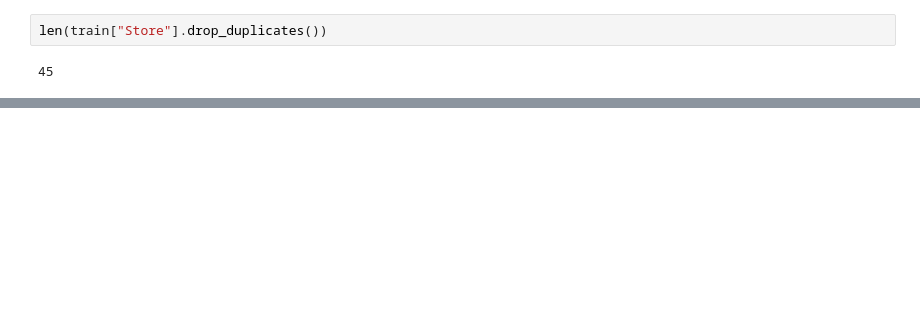
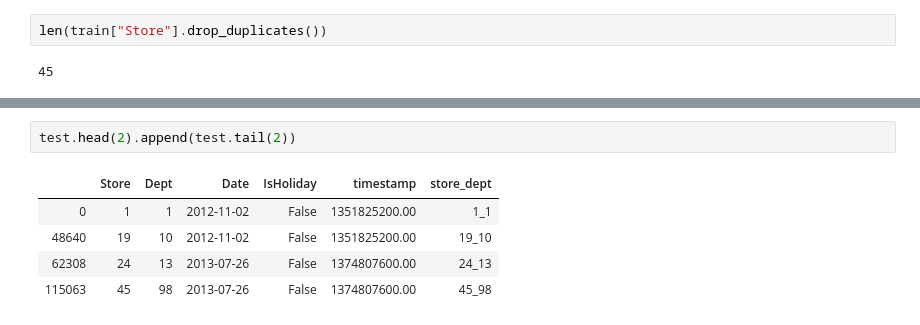
Before and after one commit to talestsp/walmart-recruiting-store-sales-forecasting, a Jupyter notebook: notebooks/exploration/EDA - Weekly Sales.ipynb, the cells around one changed output, grey strips where cells are left out. Cells and saved outputs as stored; diff of their text form; blank space fills up the shorter version.

```diff
--- a/notebooks/exploration/EDA - Weekly Sales.ipynb
+++ b/notebooks/exploration/EDA - Weekly Sales.ipynb
@@ -255,2 +242,10 @@ len(train["StoreDept"].drop_duplicates())
 # %% [output]
 3331
+# %%
+test.head(2).append(test.tail(2))
+# %% [output]
+|  | Store | Dept | Date | IsHoliday | timestamp | store_dept |
+| 0 | 1 | 1 | 2012-11-02 | False | 1351825200.00 | 1_1 |
+| 48640 | 19 | 10 | 2012-11-02 | False | 1351825200.00 | 19_10 |
+| 62308 | 24 | 13 | 2013-07-26 | False | 1374807600.00 | 24_13 |
+| 115063 | 45 | 98 | 2013-07-26 | False | 1374807600.00 | 45_98 |
```
Also changed, not shown: parts of 19 cells of this notebook, 10 other files.
